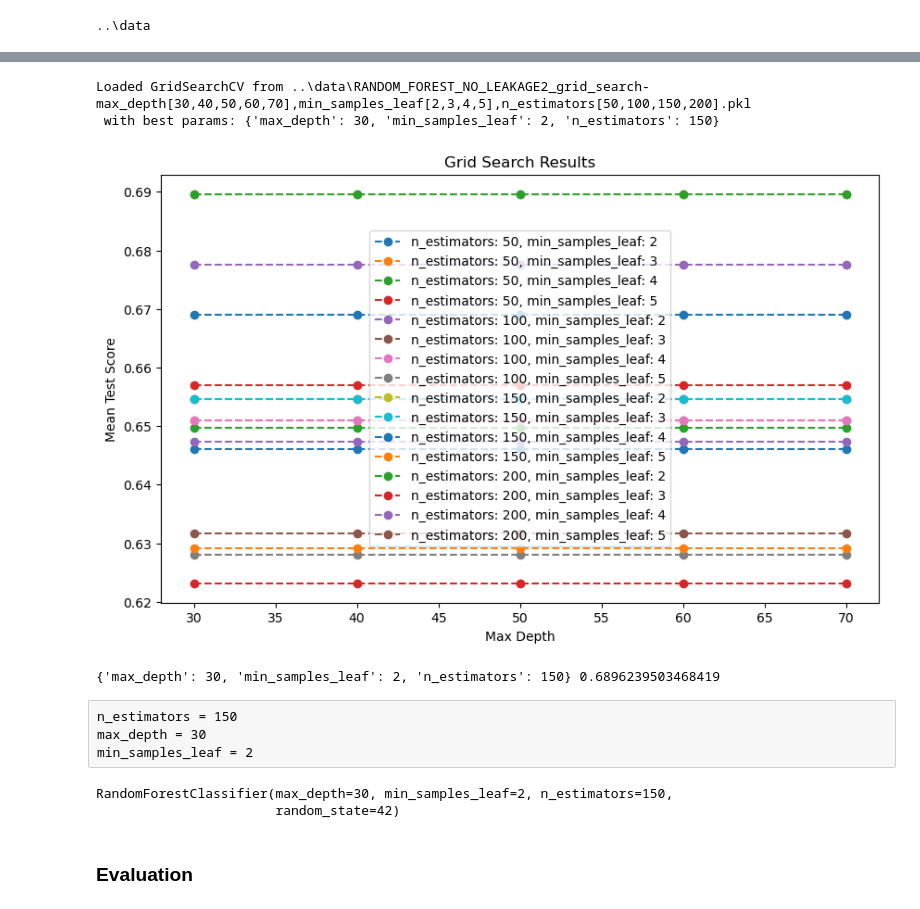
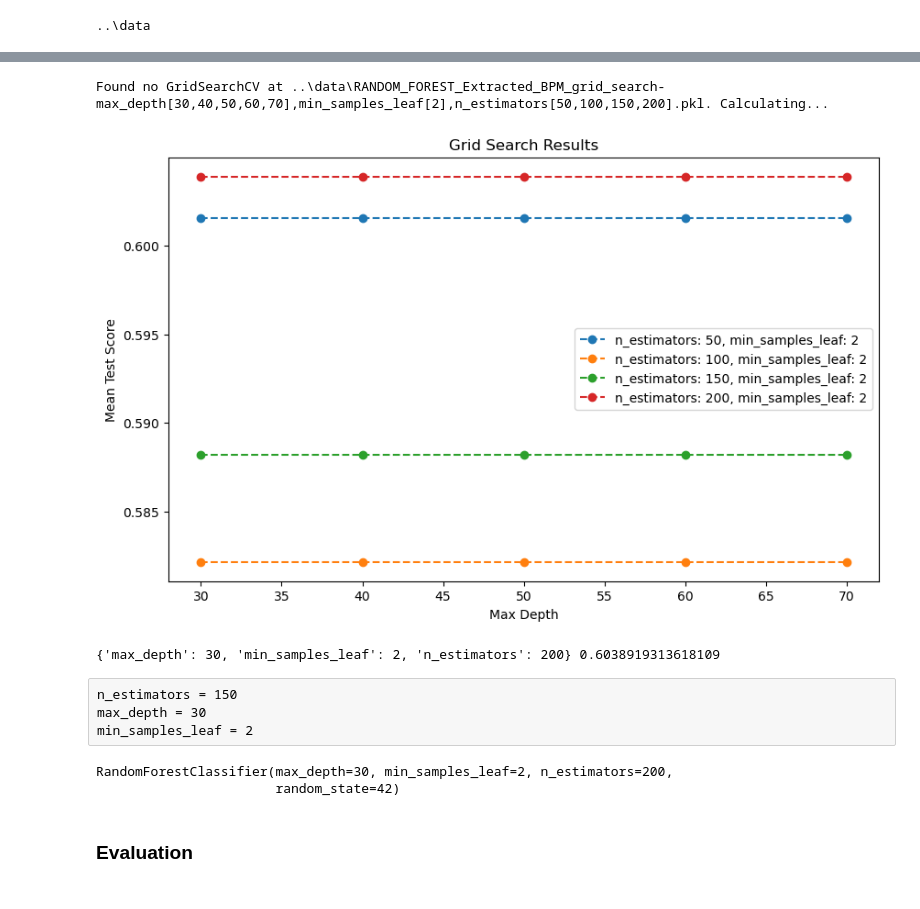
Before and after one commit to Knerten0815/GrooveLens, a Jupyter notebook: Notebooks/Multiclass_Random_Forest.ipynb, the cells around one changed output, grey strips where cells are left out. Drawn from its saved outputs; the diff is of its cells as text; code cells hidden in the pictures.

```diff
--- a/Notebooks/Multiclass_Random_Forest.ipynb
+++ b/Notebooks/Multiclass_Random_Forest.ipynb
@@ -1,12 +1,12 @@
 # %%
-FILE_SUFFIX = 'RANDOM_FOREST_NO_LEAKAGE2'
+FILE_SUFFIX = 'RANDOM_FOREST_Extracted_BPM'
 # %% [markdown]
 # Load Data
 # %%
 import pandas as pd
 import numpy as np
 
-data = pd.read_csv('data_balanced_processed.csv', encoding='latin-1')
+data = pd.read_csv('data_balanced_processed_new.csv', encoding='latin-1')
 data.head()
 # %% [output]
 |  | drummer | session | id | style | simplified_style | bpm | beat_type | time_signature | ... |
@@ -136,6 +136,7 @@ def split_labels_and_features(data):
     # But duration also is an influence in some of the extracted audio features too. So i'm unsure if this could be benefcial to the interpretation of the extracted audio features.
     # lets keep it for now
     X = X.drop(columns=["duration", "start", "end", "times_sampled", "oversampling_ratio", "possible_samples"])
+    X = X.drop(columns=['bpm', 'melspectogram', 'onset_strengths', 'onset_frames'])
     return X, y
 # %%
 X_train, y_train = split_labels_and_features(data_train)
@@ -251,16 +256,15 @@ print(best_params, grid_search.best_score_)
 # %%
 prefixed_parameters = {"max_depth": [30, 40, 50, 60, 70],
-                        "min_samples_leaf": [2, 3, 4, 5],
+                        "min_samples_leaf": [2],
                         "n_estimators":[50, 100, 150, 200]}
 
 grid_search = perform_and_plot_RNDForest_grid_search(prefixed_parameters, X_train, y_train)
 best_params = grid_search.best_params_
 print(best_params, grid_search.best_score_)
 # %% [output]
-Loaded GridSearchCV from ..\data\RANDOM_FOREST_NO_LEAKAGE2_grid_search-max_depth[30,40,50,60,70],min_samples_leaf[2,3,4,5],n_estimators[50,100,150,200].pkl
- with best params: {'max_depth': 30, 'min_samples_leaf': 2, 'n_estimators': 150}
+Found no GridSearchCV at ..\data\RANDOM_FOREST_Extracted_BPM_grid_search-max_depth[30,40,50,60,70],min_samples_leaf[2],n_estimators[50,100,150,200].pkl. Calculating...
-[figure, old version]
+[figure, new version]
-{'max_depth': 30, 'min_samples_leaf': 2, 'n_estimators': 150} 0.6896239503468419
+{'max_depth': 30, 'min_samples_leaf': 2, 'n_estimators': 200} 0.6038919313618109
 # %% [raw]
 n_estimators = 150
 max_depth = 30
@@ -276,7 +280,7 @@ random_forest = RandomForestClassifier(n_estimators=n_estimators, max_depth=max_
 # Train the model
 random_forest.fit(X_train, y_train)
 # %% [output]
-RandomForestClassifier(max_depth=30, min_samples_leaf=2, n_estimators=150,
+RandomForestClassifier(max_depth=30, min_samples_leaf=2, n_estimators=200,
                        random_state=42)
 # %% [markdown]
 ### Evaluation
```
Also changed, not shown: parts of 14 cells of this notebook, 8 other files.
